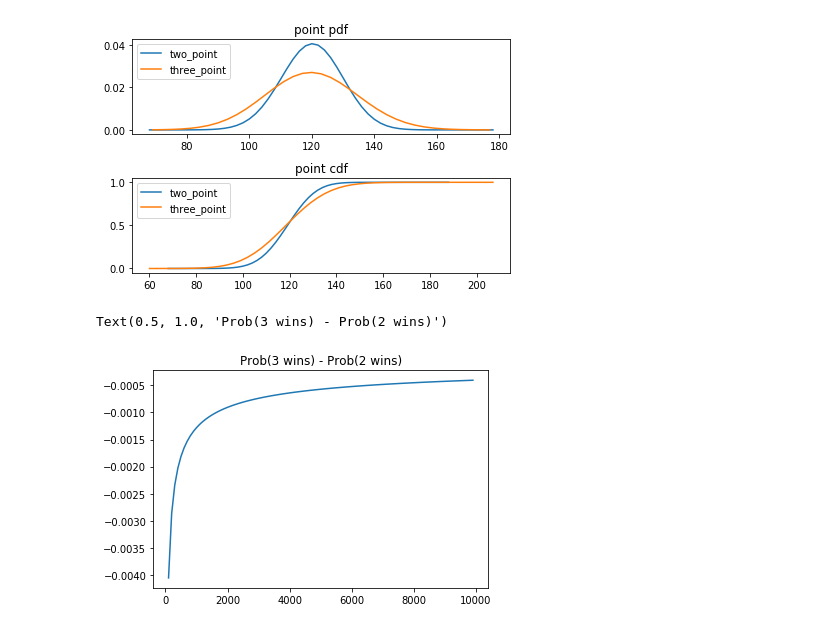
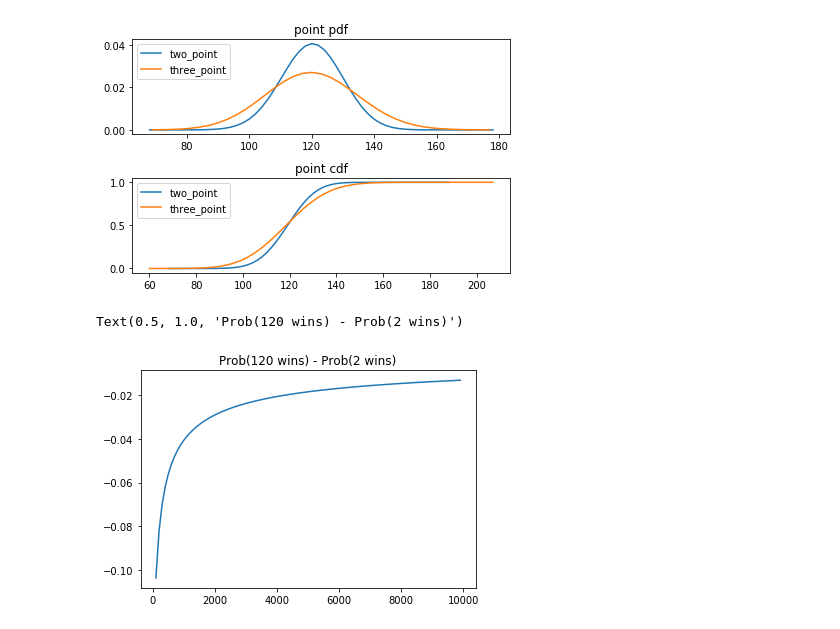
Before and after one commit to jplotkin21/examples, a Jupyter notebook: example_basketball.ipynb, the cells around one changed output. Saved outputs shown, nothing was run; the diff lists cells and outputs as text; code cells hidden in the pictures.

Commit message:
update to allow baskets with point value other than three

```diff
--- a/example_basketball.ipynb
+++ b/example_basketball.ipynb
@@ -44,7 +44,7 @@ plt.tight_layout()
 # %% [output]
 [figure]
 # %%
-def game_outcome_probabilities(shot_attempts, prob_three, prob_two):
+def game_outcome_probabilities(shot_attempts, prob_points, prob_two, points=3):
     """probability of a three point only shooting team beating a two point only
     shooting team x_N_pt = number of baskets made for the N point shooting team
     Prob(three_point_team_wins) =
@@ -55,37 +55,40 @@ def game_outcome_probabilities(shot_attempts, prob_three, prob_two):
 
     Args:
         shot_attempts (int): number of shots taken by each team
-        prob_three (float): probability of score for the three point taking team
+        prob_points (float): probability of score for the three point taking team
         prob_two (float): probability of score for the two point taking team
+        points (float): number of points per basket for the 'prob_points' team
 
     Returns:
-        dict: {'three wins': float, 'tie': float, 'two wins': float}
+        dict: {'"points" wins': float, 'tie': float, 'two wins': float}
     """
-    prob_three_wins = 0
+    prob_points_wins = 0
     prob_tie = 0
-    for made_threes in np.arange(shot_attempts + 1):
-        prob_made_threes = binom.pmf(made_threes, shot_attempts, prob_three)
-        max_two_made_still_lose = math.floor(1.5*made_threes)
-        if 2 * max_two_made_still_lose == 3 * made_threes:
+    for made_points in np.arange(shot_attempts + 1):
+        prob_made_points = binom.pmf(made_points, shot_attempts, prob_points)
+        max_two_made_still_lose = math.floor(points / 2 * made_points)
+        if 2 * max_two_made_still_lose == points * made_points:
             prob_tie = (prob_tie
                         + binom.pmf(max_two_made_still_lose, shot_attempts, prob_two)
-                        * prob_made_threes)
+                        * prob_made_points)
             max_two_made_still_lose = max_two_made_still_lose - 1
         if max_two_made_still_lose < 0:
             continue
         two_make_cdf = binom.cdf(max_two_made_still_lose, shot_attempts, prob_two)
-        prob_three_wins = prob_three_wins + two_make_cdf * prob_made_threes
+        prob_points_wins = prob_points_wins + two_make_cdf * prob_made_points
 
-    res = {'three wins': prob_three_wins,
+    _points_wins = '{} wins'.format(points)
+    res = {_points_wins: prob_points_wins,
            'tie': prob_tie,
-           'two wins': 1 - prob_three_wins - prob_tie}
+           '2 wins': 1 - prob_points_wins - prob_tie}
     return res
 # %%
 shot_attempts = np.arange(0, 10000, 100)
-probs = [game_outcome_probabilities(shots, 0.4, 0.6) for shots in shot_attempts]
-prob_differential = [prob['three wins'] - prob['two wins'] for prob in probs]
+points = 120
+probs = [game_outcome_probabilities(shots, 0.01, 0.6, points) for shots in shot_attempts]
+prob_differential = [prob['{} wins'.format(points)] - prob['2 wins'] for prob in probs]
 plt.plot(shot_attempts[1:], prob_differential[1:])
-plt.title('Prob(3 wins) - Prob(2 wins)')
+plt.title('Prob({} wins) - Prob(2 wins)'.format(points))
 # %% [output]
-Text(0.5, 1.0, 'Prob(3 wins) - Prob(2 wins)')
+Text(0.5, 1.0, 'Prob(120 wins) - Prob(2 wins)')
-[figure, old version]
+[figure, new version]
```
Also changed, not shown: 1 other file.
